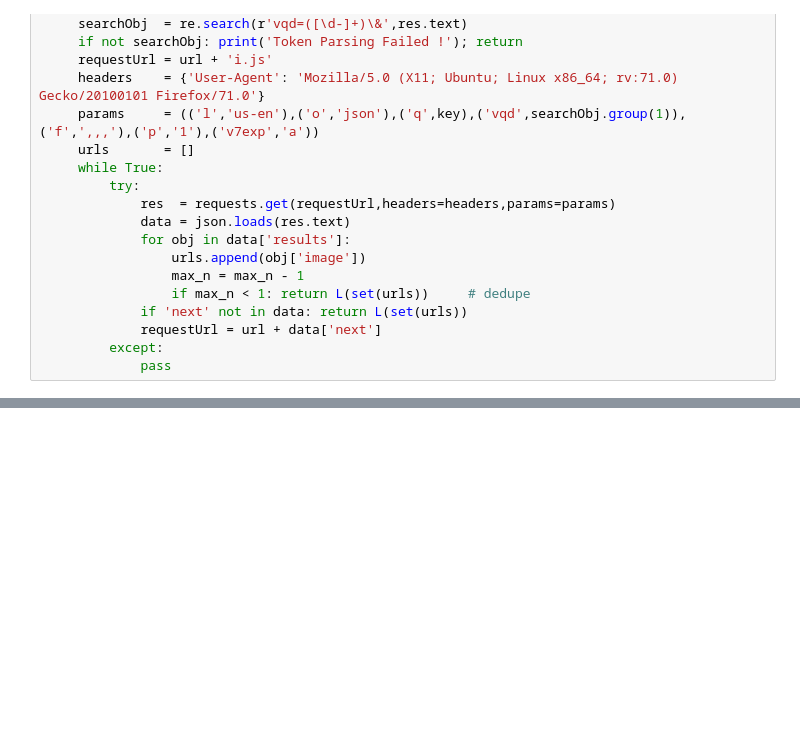
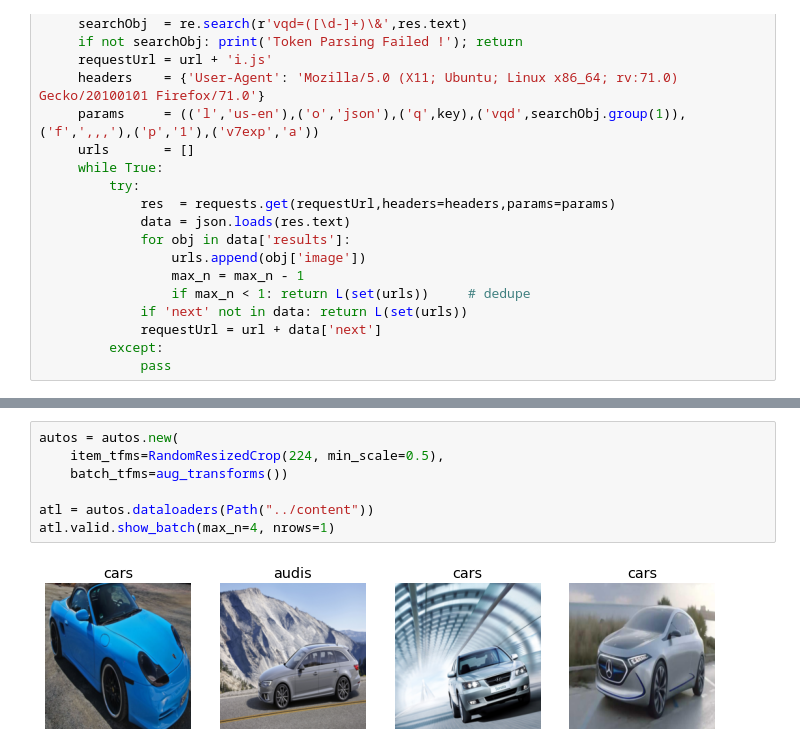
Before and after one commit to eginez/fastbook, a Jupyter notebook: eginez_02.ipynb, the cells around one changed output, grey strips where cells are left out. Saved outputs shown, nothing was run; the diff lists cells and outputs as text; blank space fills up the shorter version.

```diff
--- a/eginez_02.ipynb
+++ b/eginez_02.ipynb
@@ -61,0 +97,9 @@ DEBUG:urllib3.connectionpool:https://cdn.carbuzz.com:443 "GET /gallery-images/20
+# %%
+autos = autos.new(
+    item_tfms=RandomResizedCrop(224, min_scale=0.5),
+    batch_tfms=aug_transforms())
+
+atl = autos.dataloaders(Path("../content"))
+atl.valid.show_batch(max_n=4, nrows=1)
+# %% [output]
+[figure, added]
```
Also changed, not shown: parts of 16 cells of this notebook.
